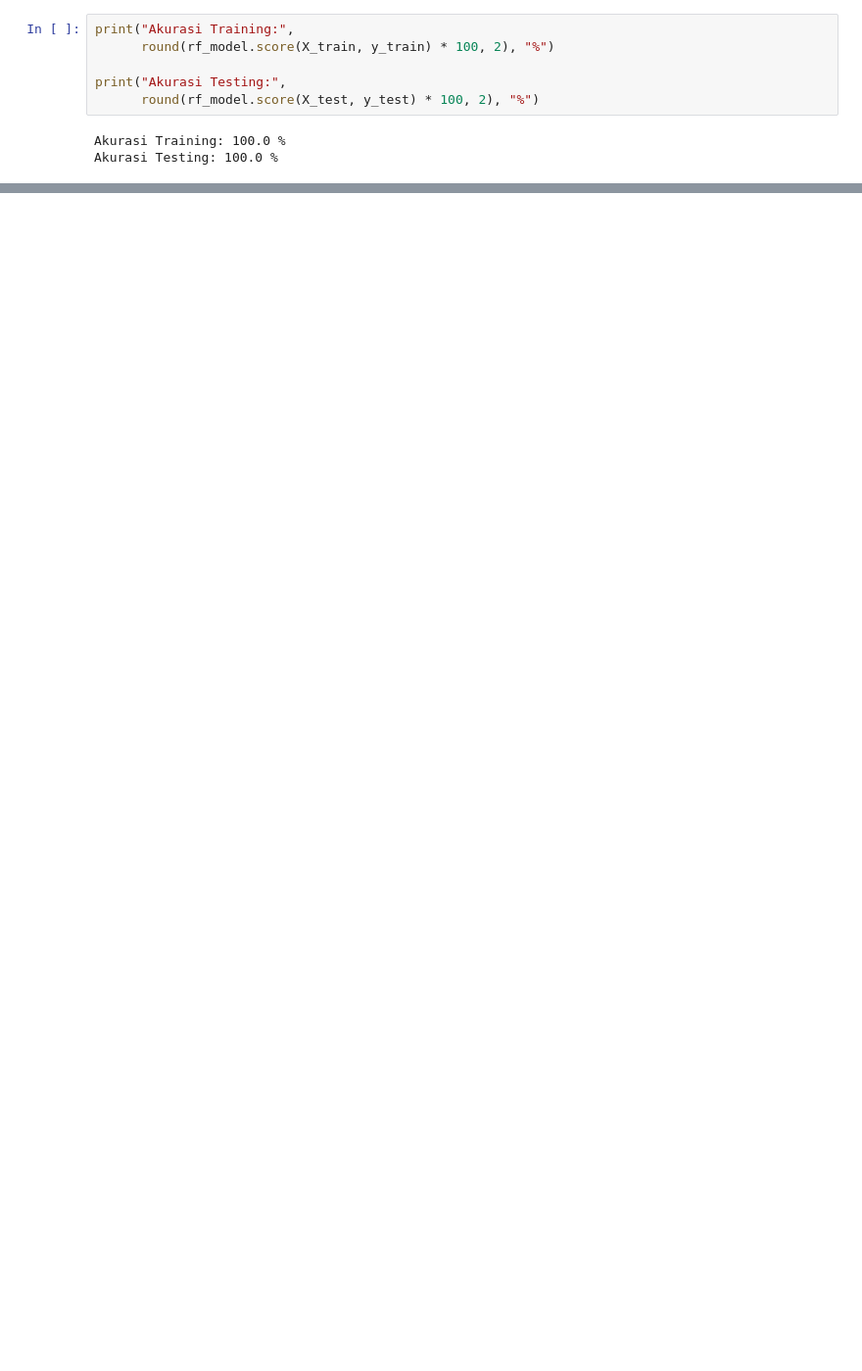
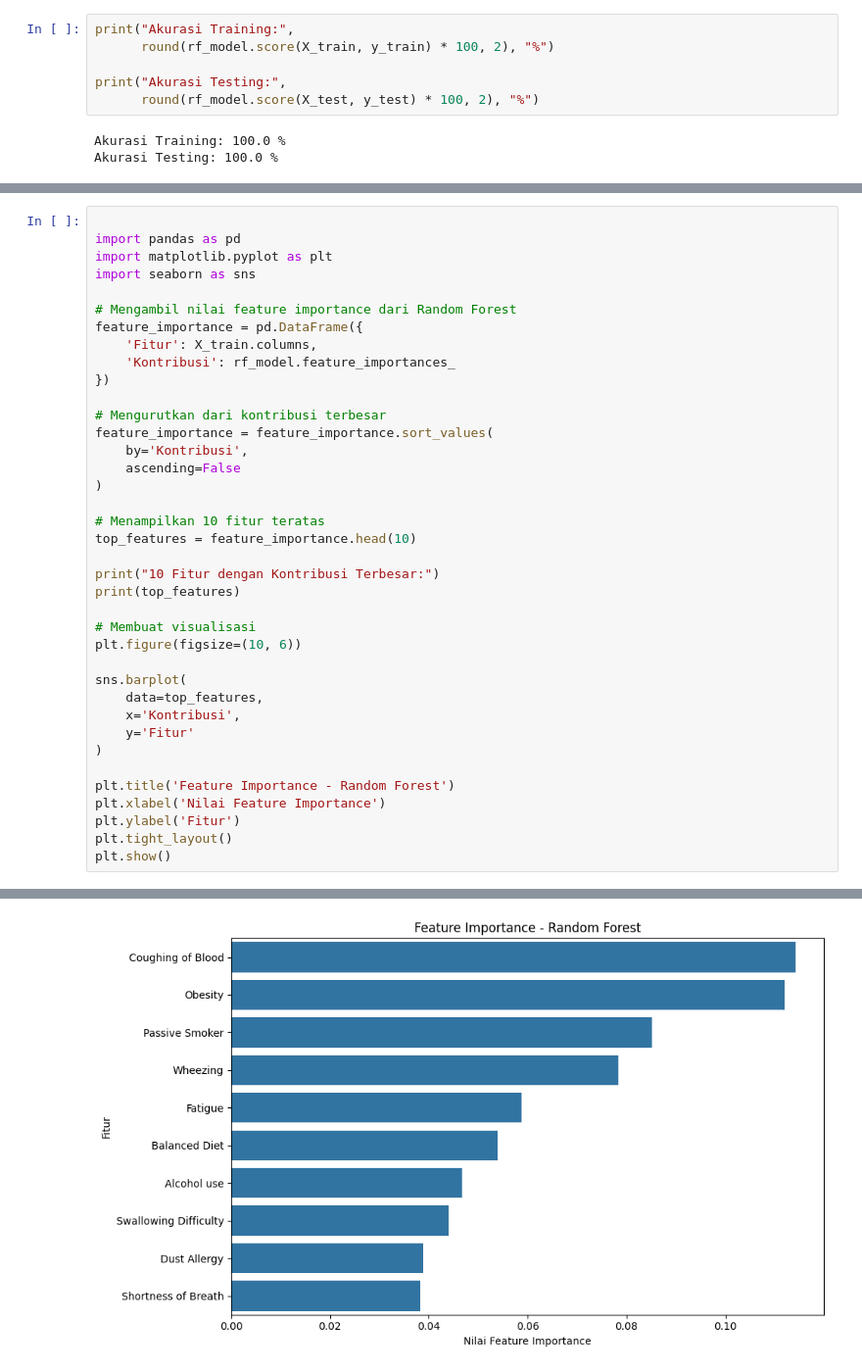
Before and after one commit to ajusandhika/uts-klasifikasi-kanker-paru, a Jupyter notebook: klasifkasi kanker.ipynb, the cells around one changed output, grey strips where cells are left out. Shown at 98% size. Drawn from its saved outputs; the diff is of its cells as text; blank space fills up the shorter version.

```diff
--- a/klasifkasi kanker.ipynb
+++ b/klasifkasi kanker.ipynb
@@ -334,0 +346,39 @@ plt.show()
+# %%
+
+import pandas as pd
+import matplotlib.pyplot as plt
+import seaborn as sns
+
+# Mengambil nilai feature importance dari Random Forest
+feature_importance = pd.DataFrame({
+    'Fitur': X_train.columns,
+    'Kontribusi': rf_model.feature_importances_
+})
+
+# Mengurutkan dari kontribusi terbesar
+feature_importance = feature_importance.sort_values(
+    by='Kontribusi',
+    ascending=False
+)
+
+# Menampilkan 10 fitur teratas
+top_features = feature_importance.head(10)
+
+print("10 Fitur dengan Kontribusi Terbesar:")
+print(top_features)
+
+# Membuat visualisasi
+plt.figure(figsize=(10, 6))
+
+sns.barplot(
+    data=top_features,
+    x='Kontribusi',
+    y='Fitur'
+)
+
+plt.title('Feature Importance - Random Forest')
+plt.xlabel('Nilai Feature Importance')
+plt.ylabel('Fitur')
+plt.tight_layout()
+plt.show()
+# %% [output]
@@ -334,0 +397 @@ plt.show()
+[figure, added]
```
Also changed, not shown: parts of 8 cells of this notebook.
